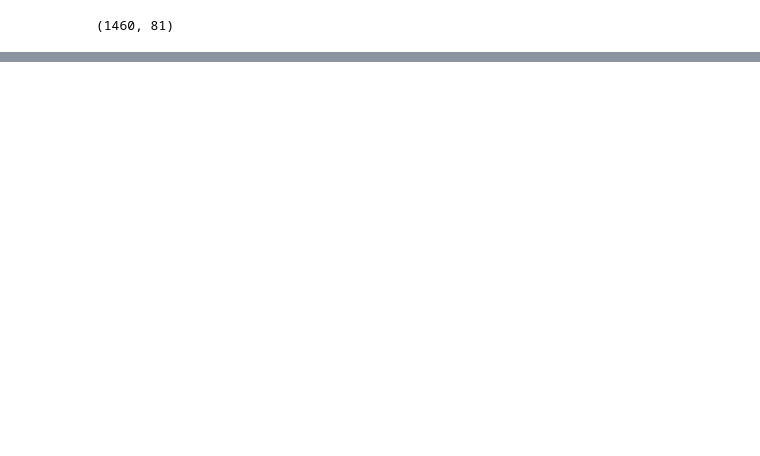
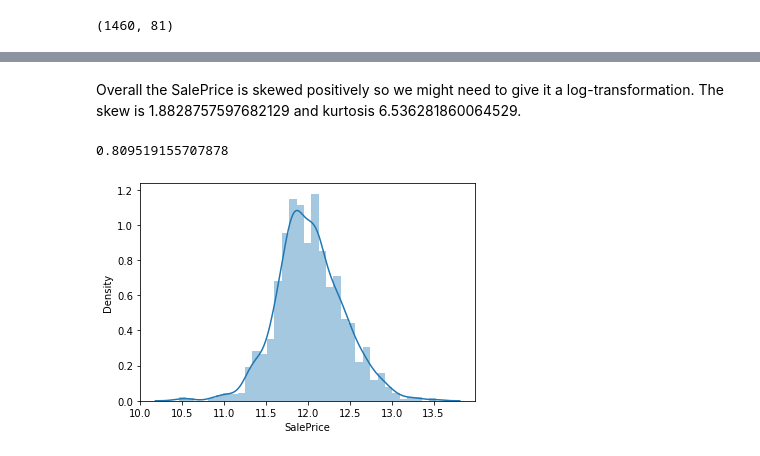
Before and after one commit to warrenchu/HousePrices, a Jupyter notebook: main.ipynb, the cells around one changed output, grey strips where cells are left out. Drawn from its saved outputs; the diff is of its cells as text; code cells hidden in the pictures; blank space fills up the shorter version.

```diff
--- a/main.ipynb
+++ b/main.ipynb
@@ -36,3 +49,14 @@ sns.distplot(train_df['SalePrice'])
+# %% [markdown]
+Overall the SalePrice is skewed positively so we might need to give it a log-transformation.
+The skew is 1.8828757597682129 and kurtosis 6.536281860064529.
+# %%
+train_df['SalePrice'] = np.log1p(train_df['SalePrice'])
+sns.distplot(train_df['SalePrice'])
+train_df['SalePrice'].skew()
+train_df['SalePrice'].kurt()
+# %% [output]
+0.809519155707878
+[figure, added]
 # %%
 # Lot area v. saleprice
 plt.plot(train_df["LotArea"], train_df["SalePrice"], 'bo')
```
Also changed, not shown: parts of 8 cells of this notebook.
